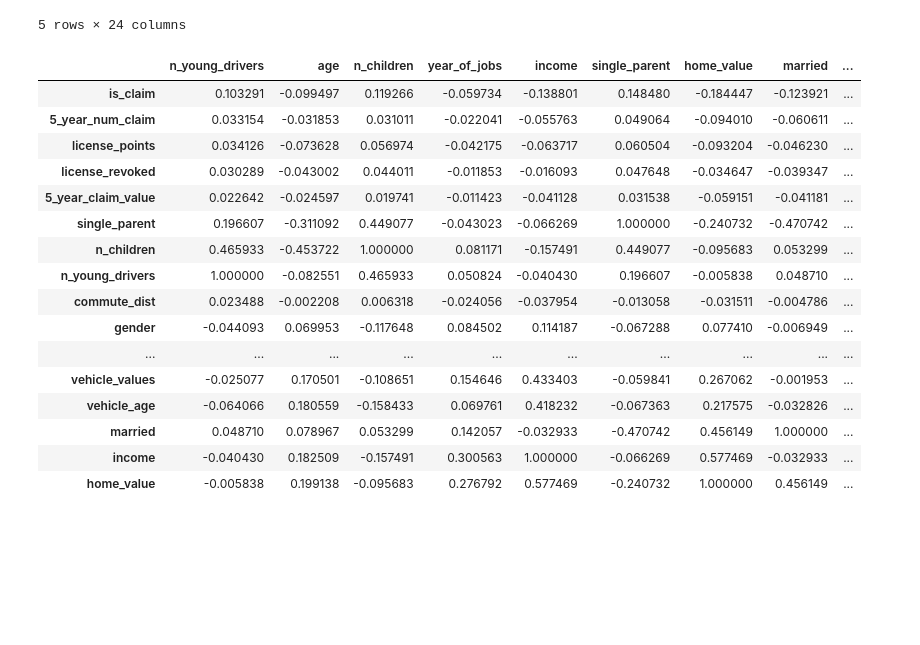
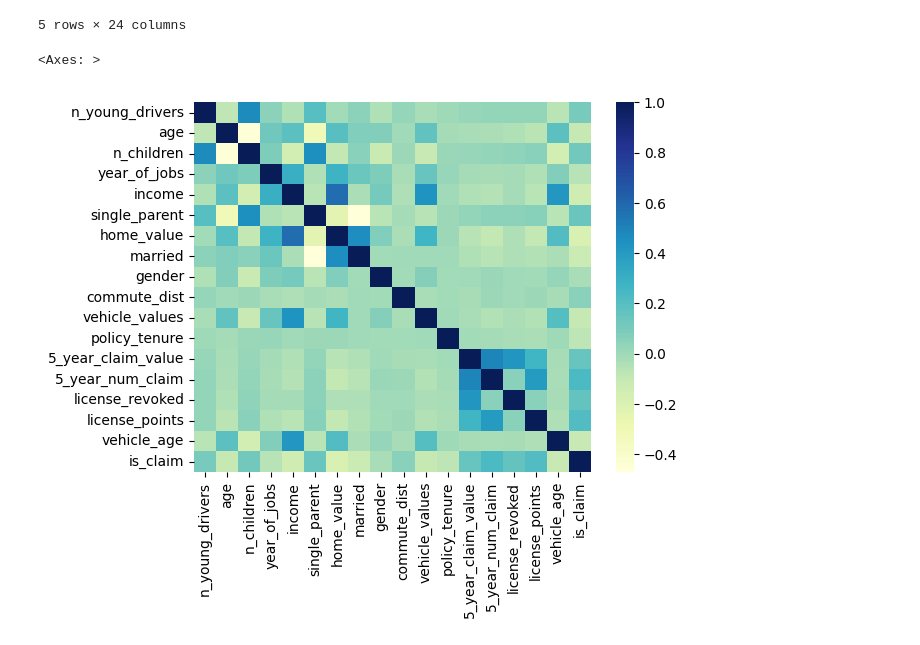
Before and after one commit to hatunglam/kaggle-projects, a Jupyter notebook: car_insurance/main.ipynb, the cells around one changed output. Cells and saved outputs as stored; diff of their text form; code cells hidden in the pictures; blank space fills up the shorter version.

Commit message:
add corr matrix

```diff
--- a/car_insurance/main.ipynb
+++ b/car_insurance/main.ipynb
@@ -253,22 +253,9 @@ X_train_eda.head()
 5 rows × 24 columns
 # %%
 # Correlation matrix
-X_train_eda.corr(numeric_only=True).sort_values(by='is_claim', ascending=False)
+corr_matrix = X_train_eda.corr(numeric_only=True).sort_values(by='is_claim', ascending=False)
-# %% [output]
-|  | n_young_drivers | age | n_children | year_of_jobs | income | single_parent | home_value | married | ... |
-| is_claim | 0.103291 | -0.099497 | 0.119266 | -0.059734 | -0.138801 | 0.148480 | -0.184447 | -0.123921 | ... |
-| 5_year_num_claim | 0.033154 | -0.031853 | 0.031011 | -0.022041 | -0.055763 | 0.049064 | -0.094010 | -0.060611 | ... |
-| license_points | 0.034126 | -0.073628 | 0.056974 | -0.042175 | -0.063717 | 0.060504 | -0.093204 | -0.046230 | ... |
-| license_revoked | 0.030289 | -0.043002 | 0.044011 | -0.011853 | -0.016093 | 0.047648 | -0.034647 | -0.039347 | ... |
-| 5_year_claim_value | 0.022642 | -0.024597 | 0.019741 | -0.011423 | -0.041128 | 0.031538 | -0.059151 | -0.041181 | ... |
-| single_parent | 0.196607 | -0.311092 | 0.449077 | -0.043023 | -0.066269 | 1.000000 | -0.240732 | -0.470742 | ... |
-| n_children | 0.465933 | -0.453722 | 1.000000 | 0.081171 | -0.157491 | 0.449077 | -0.095683 | 0.053299 | ... |
-| n_young_drivers | 1.000000 | -0.082551 | 0.465933 | 0.050824 | -0.040430 | 0.196607 | -0.005838 | 0.048710 | ... |
-| commute_dist | 0.023488 | -0.002208 | 0.006318 | -0.024056 | -0.037954 | -0.013058 | -0.031511 | -0.004786 | ... |
-| gender | -0.044093 | 0.069953 | -0.117648 | 0.084502 | 0.114187 | -0.067288 | 0.077410 | -0.006949 | ... |
-| ... | ... | ... | ... | ... | ... | ... | ... | ... | ... |
-| vehicle_values | -0.025077 | 0.170501 | -0.108651 | 0.154646 | 0.433403 | -0.059841 | 0.267062 | -0.001953 | ... |
-| vehicle_age | -0.064066 | 0.180559 | -0.158433 | 0.069761 | 0.418232 | -0.067363 | 0.217575 | -0.032826 | ... |
-| married | 0.048710 | 0.078967 | 0.053299 | 0.142057 | -0.032933 | -0.470742 | 0.456149 | 1.000000 | ... |
-| income | -0.040430 | 0.182509 | -0.157491 | 0.300563 | 1.000000 | -0.066269 | 0.577469 | -0.032933 | ... |
-| home_value | -0.005838 | 0.199138 | -0.095683 | 0.276792 | 0.577469 | -0.240732 | 1.000000 | 0.456149 | ... |
+# %%
+sns.heatmap(X_train_eda.corr(numeric_only=True), cmap='YlGnBu')
+# %% [output]
+<Axes: >
+[figure, added]
```
Also changed, not shown: parts of 2 cells of this notebook.
